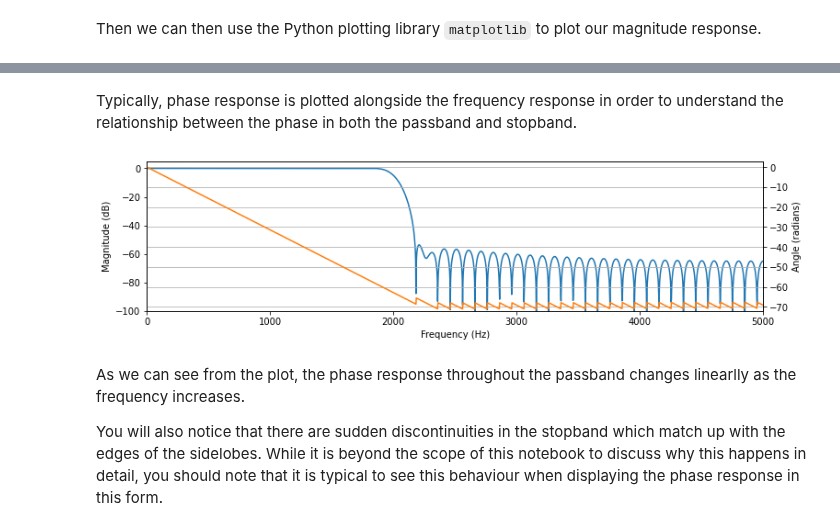
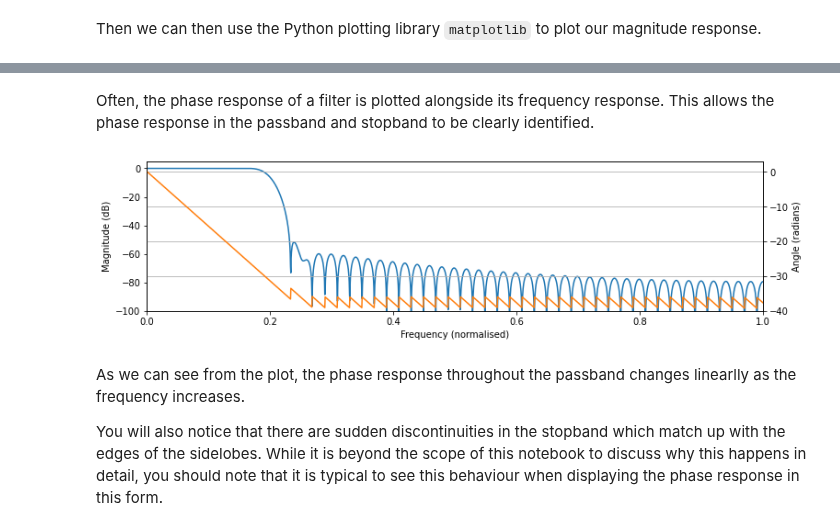
Before and after one commit to strath-sdr/dsp_notebooks, a Jupyter notebook: notebooks/digital_filters/01_digital_filter_design.ipynb, the cells around one changed output, grey strips where cells are left out. Drawn from its saved outputs; the diff is of its cells as text; code cells hidden in the pictures.

Commit message:
made edits to filter design notebook. added ideal response figure

````diff
--- a/notebooks/digital_filters/01_digital_filter_design.ipynb
+++ b/notebooks/digital_filters/01_digital_filter_design.ipynb
@@ -70,12 +96,9 @@ from scipy import signal
 # %% [markdown]
 We can now define the filter parameters.
 # %%
-fs = 10000 # sample rate of the filter (Hz)
-fc = 2000 # cutoff frequency (Hz)
-tb = 10 # transition bandwidth (Hz)
-
+fc = 0.2 # normalised cutoff frequency (% of Nyquist)
 N = 101 # length of filter (number of coefficients)
 
-freq = [0, fc, fc+tb, fs/2] # frequency sampling points of filter (up to Nyquist)
+freq = [0, fc, fc, 1] # frequency sampling points of filter (up to Nyquist)
 gain = [1, 1, 0, 0] # filter gains at frequency sampling points
 # %% [markdown]
@@ -83,7 +110,7 @@
 
 We then input these parameters to ```firwin2``` to create the filter.
 # %%
-lpf = signal.firwin2(N, freq, gain, fs=fs)
+lpf = signal.firwin2(N, freq, gain)
 # %% [markdown]
 Now to get the frequency response of the filter we use the FFT. We'll be doing this a few times so we will make a helper function to make things easier. The Python library ```Numpy``` includes an FFT algorithm we can use.
 # %%
@@ -94,7 +121,7 @@ def get_normalised_fft(x, NFFT):
     return X/max(abs(X)) # normalise
 # %%
 NFFT = 4096 # FFT length
-nf = np.linspace(0, fs, NFFT)
+nf = np.linspace(0, 2, NFFT)
 
 lpf_fft = get_normalised_fft(lpf, NFFT)
 lpf_fft_db = 20*np.log10(abs(lpf_fft)) # convert to dB
@@ -151,27 +178,27 @@
 # %%
 lpf_phase = np.unwrap(np.angle(lpf_fft))
 # %% [markdown]
-Typically, phase response is plotted alongside the frequency response in order to understand the relationship between the phase in both the passband and stopband.
+Often, the phase response of a filter is plotted alongside its frequency response. This allows the phase response in the passband and stopband to be clearly identified.
 # %%
 plt.figure(figsize=(12,3))
 
-plt.xlabel('Frequency (Hz)')
+plt.xlabel('Frequency (normalised)')
 plt.ylabel('Magnitude (dB)')
-plt.xlim(0,fs/2)
+plt.xlim(0,1)
 plt.ylim(-100,5)
 plt.plot(nf, lpf_fft_db)
 
 plt.twinx()
 plt.ylabel("Angle (radians)")
 plt.axis('tight')
-plt.xlim(0,fs/2)
+plt.xlim(0,1)
 plt.ylim(np.floor(min(lpf_phase[0:int(len(lpf_phase)/2)])) ,3)
 plt.plot(nf, lpf_phase, color='tab:orange')
 
 plt.grid(True)
 plt.show()
 # %% [output]
-[figure, old version]
+[figure, new version]
 # %% [markdown]
 As we can see from the plot, the phase response throughout the passband changes linearlly as the frequency increases.
 
````
Also changed, not shown: parts of 22 cells of this notebook, 1 other file.
